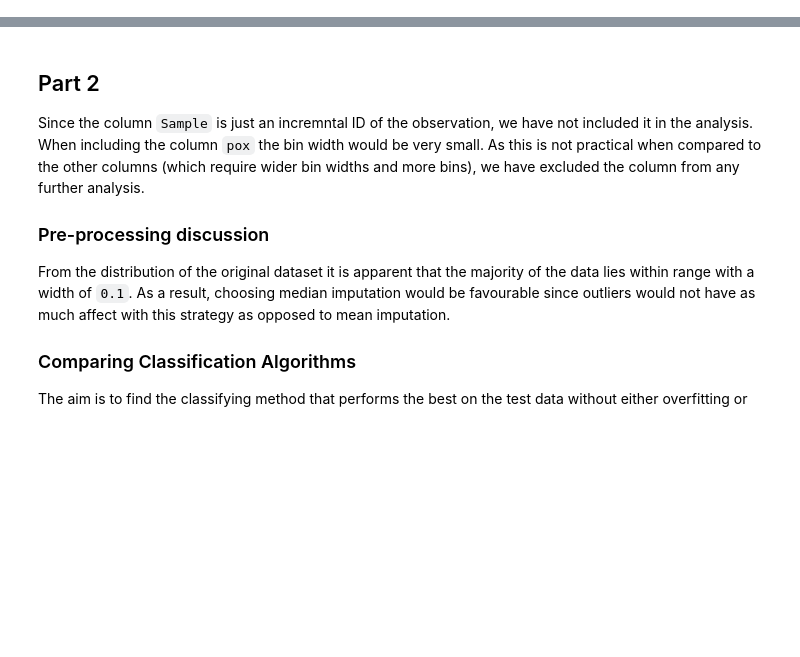
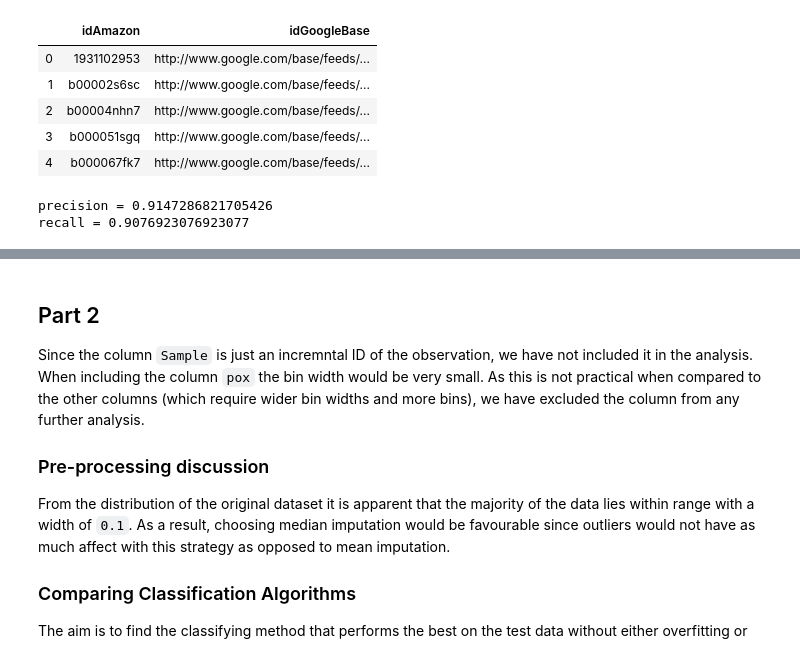
Before and after one commit to anhphamduy/eldp2, a Jupyter notebook: elp2.ipynb, the cells around one changed output, grey strips where cells are left out. Saved outputs shown, nothing was run; the diff lists cells and outputs as text; code cells hidden in the pictures; blank space fills up the shorter version.

```diff
--- a/elp2.ipynb
+++ b/elp2.ipynb
@@ -25,0 +33,54 @@ amazon_products[amazon_word_columns] = normalise_word_data(amazon_products[amazo
+# %%
+def get_jaccard_sim(str1, str2):
+    """
+    Get the Jaccard similarity score between two strings
+    """
+    a = set(str1.split())
+    b = set(str2.split())
+    c = a.intersection(b)
+    return float(len(c)) / (len(a) + len(b) - len(c))
+# %%
+# set a common column for merge
+google_products['key'] = 1
+amazon_products['key'] = 1
+# %%
+# join the 2 dataframes
+joined = pd.merge(google_products, amazon_products, on='key').drop('key', axis=1)
+# calculate the scores for the names/titles using the jaccard index
+joined['name_score'] =joined.apply(lambda row: get_jaccard_sim(row['name'], row['title']), axis=1)
+# calculate the scores for the price similarities
+joined['price_score'] = joined.apply(lambda row: (min(row['price_x'], row['price_y'])/max(row['price_x'], row['price_y'])), axis=1)
+# calculate the final scores with the price weighted less as there is more chance of duplicates
+joined['final_score'] = joined['name_score'] + joined['price_score']/2
+# %%
+# threshold determined through trial and error, only concerned with values above this threshold
+THRESHOLD = 0.54
+joined = joined[joined['final_score'] > THRESHOLD]
+# take only the largest score for each amazonID for comparison
+joined = joined.sort_values(by='final_score', ascending=False).drop_duplicates(['idAmazon'])
+# create new dataframes for faster calculations
+predicted = joined.loc[:, ['idAmazon', 'idGoogleBase']].sort_values(by='idAmazon')
+# %%
+# create a dataframe of tp values
+tp_values = []
+tp_df = predicted.merge(true, on=['idAmazon', 'idGoogleBase'])
+tp_df.head()
+# %% [output]
+|  | idAmazon | idGoogleBase |
+| 0 | 1931102953 | http://www.google.com/base/feeds/... |
+| 1 | b00002s6sc | http://www.google.com/base/feeds/... |
+| 2 | b00004nhn7 | http://www.google.com/base/feeds/... |
+| 3 | b000051sgq | http://www.google.com/base/feeds/... |
+| 4 | b000067fk7 | http://www.google.com/base/feeds/... |
+# %%
+# calculate precision and recall using tp, fp, fn
+tp = len(tp_df)
+fp = len(predicted) - tp
+fn = len(true) - tp
+precision = tp/(tp+fp)
+recall = tp/(tp+fn)
+print(f'precision = {precision}')
+print(f'recall = {recall}')
+# %% [output]
+precision = 0.9147286821705426
+recall = 0.9076923076923077
```
Also changed, not shown: parts of 14 cells of this notebook.
